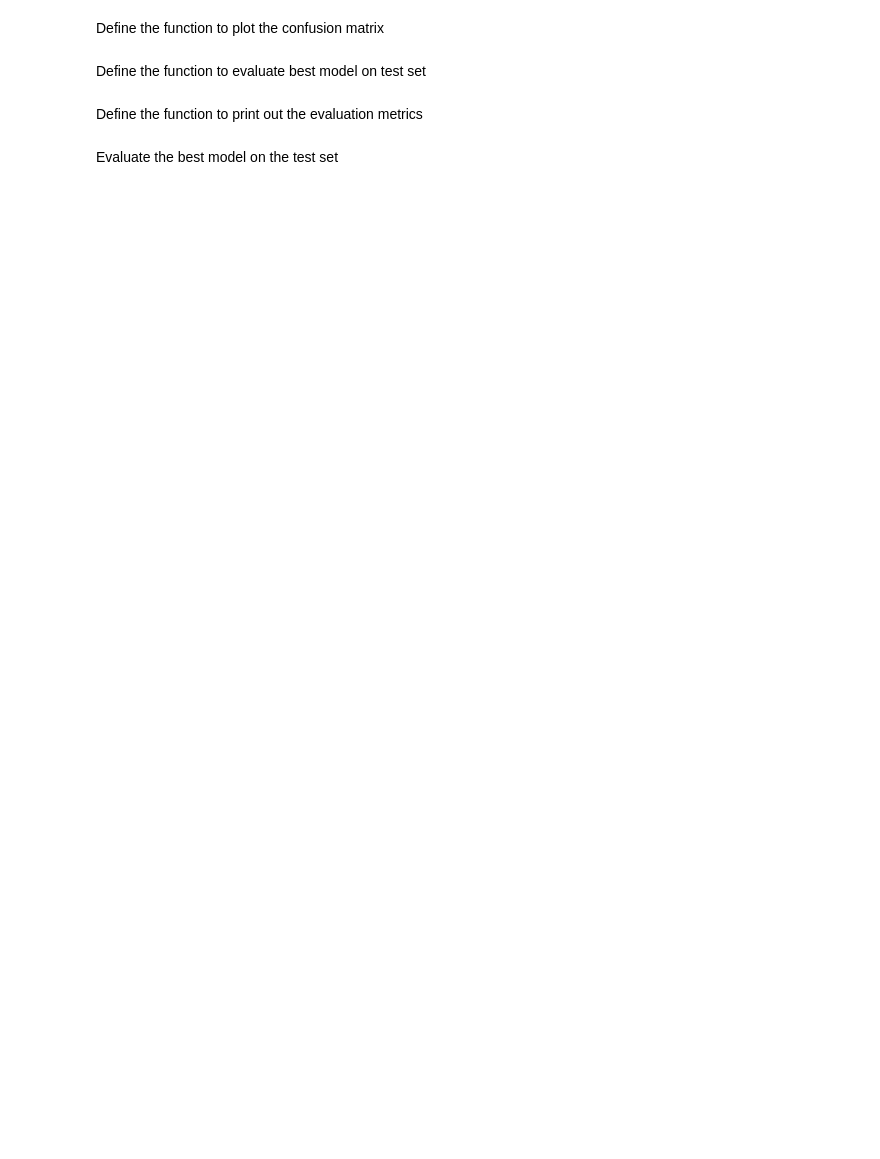
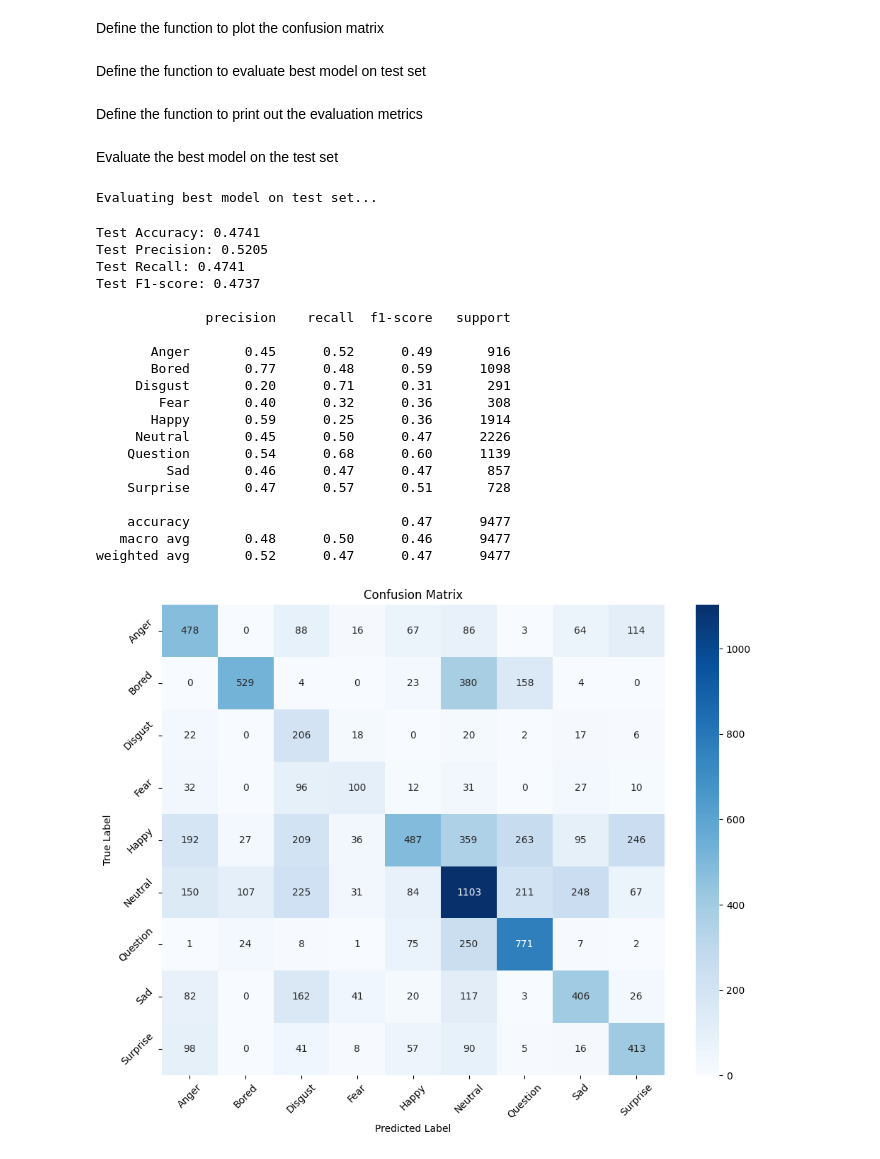
Before and after one commit to Fe-56/ai_project_ser, a Jupyter notebook: cnn_scripts/models/resnet50_224_augmented/resnet50_224_augmented.ipynb, the cells around one changed output. Saved outputs shown, nothing was run; the diff lists cells and outputs as text; code cells hidden in the pictures; blank space fills up the shorter version.

```diff
--- a/cnn_scripts/models/resnet50_224_augmented/resnet50_224_augmented.ipynb
+++ b/cnn_scripts/models/resnet50_224_augmented/resnet50_224_augmented.ipynb
@@ -383,16 +464,38 @@ Evaluate the best model on the test set
 # %%
 # Load and get predictions from the bets model
 best_model_path = f'best_{FINETUNED_MODEL}.pt'
 all_preds, all_labels = get_predictions(
     model=model,
     testloader=testloader,
-    criterion=criterion,
     device=device,
     model_path=best_model_path
 )
 
 # Print detailed evaluation metrics
 get_evaluation_metrics(all_labels, all_preds, labelmap)
 
 # Plot confusion matrix
 plot_confusion_matrix(all_labels, all_preds)
+# %% [output]
+Evaluating best model on test set...
+Test Accuracy: 0.4741
+Test Precision: 0.5205
+Test Recall: 0.4741
+Test F1-score: 0.4737
+
+              precision    recall  f1-score   support
+
+       Anger       0.45      0.52      0.49       916
+       Bored       0.77      0.48      0.59      1098
+     Disgust       0.20      0.71      0.31       291
+        Fear       0.40      0.32      0.36       308
+       Happy       0.59      0.25      0.36      1914
+     Neutral       0.45      0.50      0.47      2226
+    Question       0.54      0.68      0.60      1139
+         Sad       0.46      0.47      0.47       857
+    Surprise       0.47      0.57      0.51       728
+
+    accuracy                           0.47      9477
+   macro avg       0.48      0.50      0.46      9477
+weighted avg       0.52      0.47      0.47      9477
+[figure, added]
```
Also changed, not shown: parts of 3 cells of this notebook, 7 other files.
